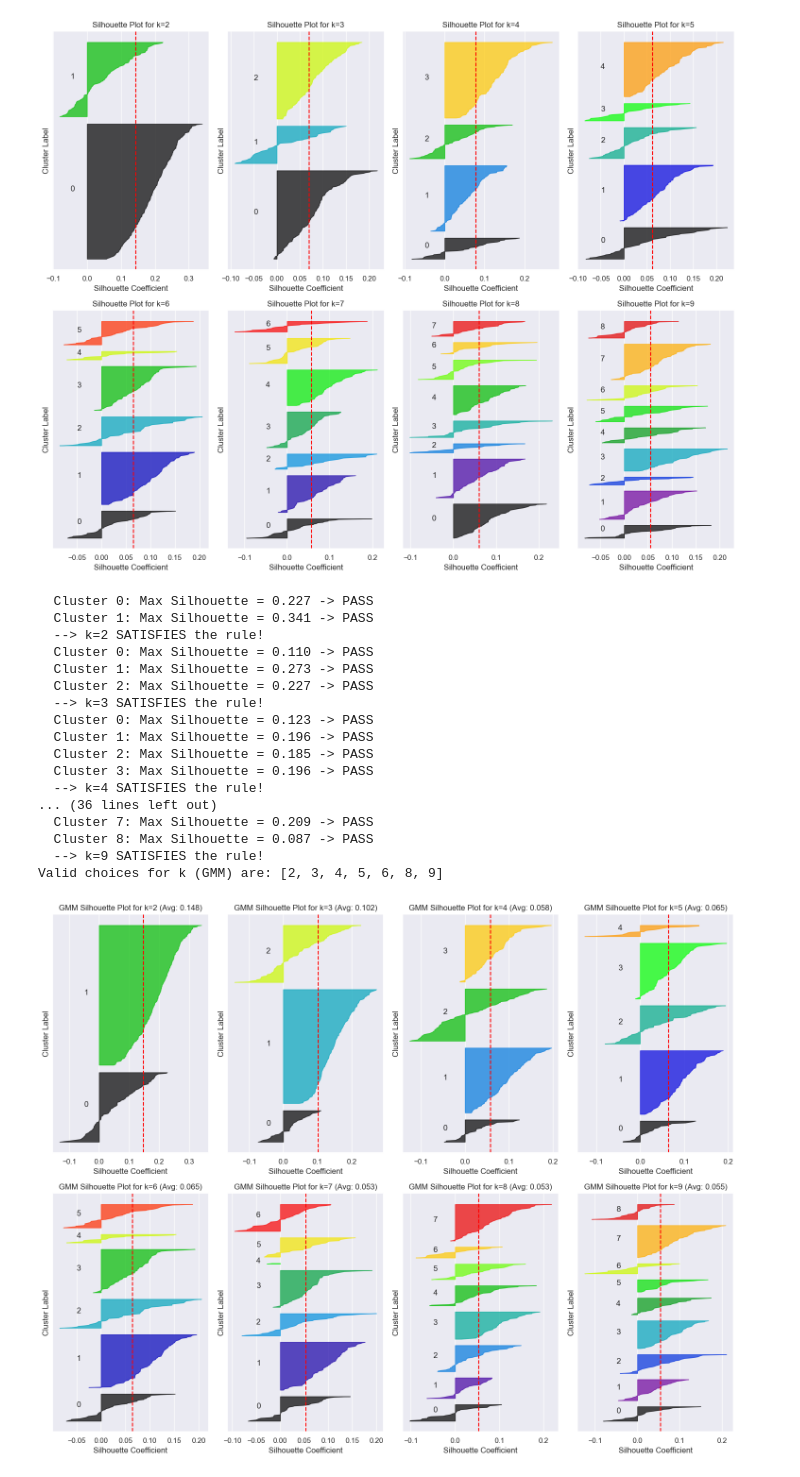
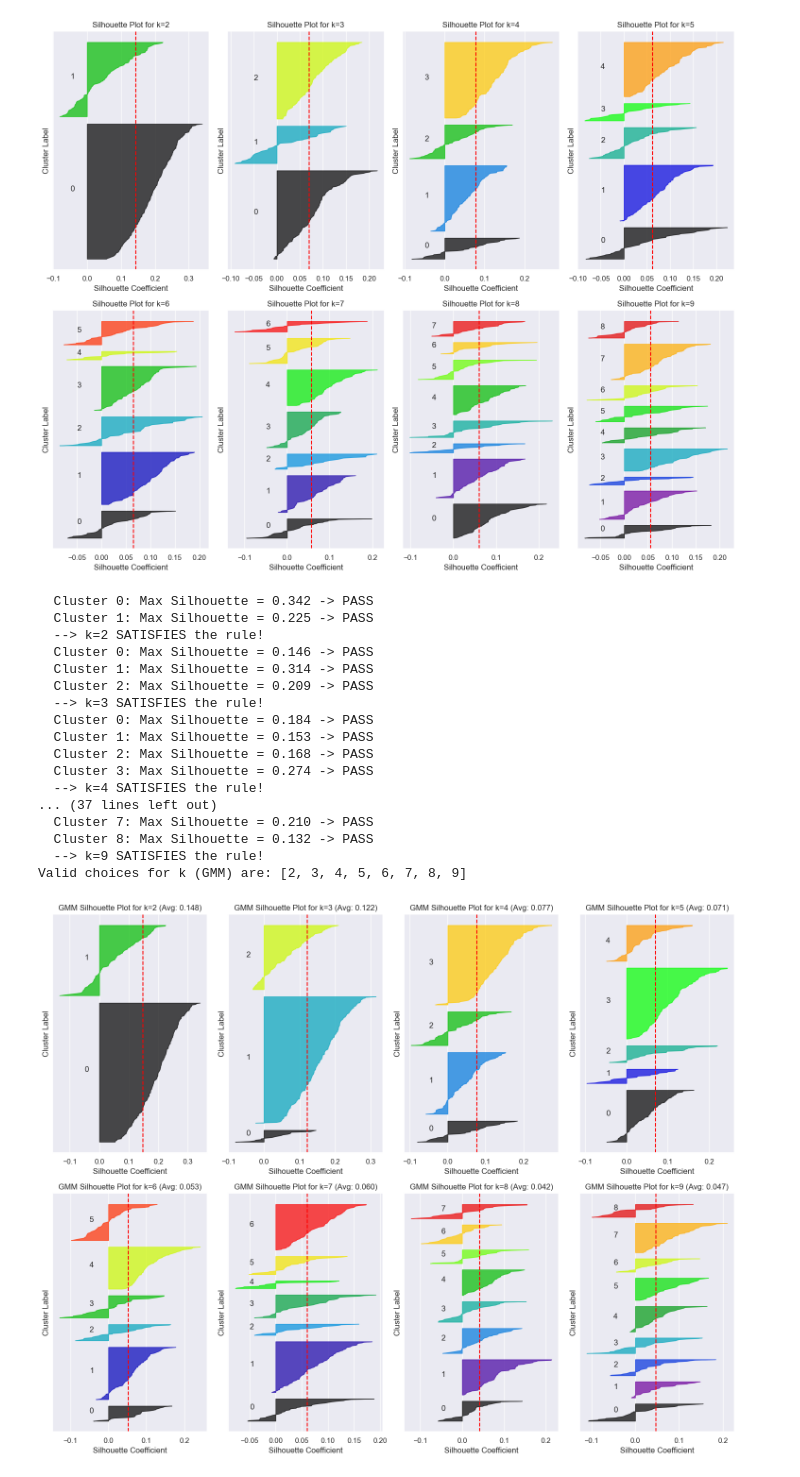
Before and after one commit to Neismo/CDA-HandIn, a Jupyter notebook: Case2/data_look_Kuba.ipynb, the cells around one changed output. Drawn from its saved outputs; the diff is of its cells as text; code cells hidden in the pictures.

```diff
--- a/Case2/data_look_Kuba.ipynb
+++ b/Case2/data_look_Kuba.ipynb
@@ -137,14 +138,24 @@ axes = axes.flatten()
 valid_ks_gmm = []
 gmm_silhouette_scores = []
 gmm_labels = []
+gmm_scores = []
+gmm_aic = []
+gmm_bic = []
 
 for idx, k in enumerate(k_range):
     ax = axes[idx]
 
-    gmm = GaussianMixture(n_components=k, covariance_type='full', random_state=42)
+    gmm = GaussianMixture(n_components=k, covariance_type='full',n_init=20, max_iter=1000, random_state=42, reg_covar=1e-6,)
 
     cluster_labels = gmm.fit_predict(X_scaled_individual)
+    cluster_scores = gmm.score(X_scaled_individual)
+    cluster_aic = gmm.aic(X_scaled_individual)
+    cluster_bic = gmm.bic(X_scaled_individual)
+
     gmm_labels.append(cluster_labels)
+    gmm_scores.append(cluster_scores)
+    gmm_aic.append(cluster_aic)
+    gmm_bic.append(cluster_bic)
 
     global_avg_score = silhouette_score(X_scaled_individual, cluster_labels)
     sample_scores = silhouette_samples(X_scaled_individual, cluster_labels)
@@ -170,44 +181,44 @@ for idx, k in enumerate(k_range):
         size_cluster_i = ith_cluster_scores.shape[0]
         y_upper = y_lower + size_cluster_i
         color = cm.nipy_spectral(float(i) / k)
 
         ax.fill_betweenx(np.arange(y_lower, y_upper), 0, ith_cluster_scores,
                           facecolor=color, edgecolor=color, alpha=0.7)
         ax.text(-0.05, y_lower + 0.5 * size_cluster_i, str(i))
         y_lower = y_upper + 10
 
     if all_clusters_valid:
         valid_ks_gmm.append(k)
         print(f"  --> k={k} SATISFIES the rule!")
 
     # Formatting the plot
     ax.set_title(f"GMM Silhouette Plot for k={k} (Avg: {global_avg_score:.3f})")
     ax.set_xlabel("Silhouette Coefficient")
     ax.set_ylabel("Cluster Label")
     ax.axvline(x=global_avg_score, color="red", linestyle="--") # The Average Line
     ax.set_yticks([])
 
 print(f"Valid choices for k (GMM) are: {valid_ks_gmm}")
 
 plt.tight_layout()
 # plt.savefig('gmm_silhouette_rule_proof.png') # Un-comment to save the plot!
 plt.show()
 # %% [output]
-  Cluster 0: Max Silhouette = 0.227 -> PASS
-  Cluster 1: Max Silhouette = 0.341 -> PASS
+  Cluster 0: Max Silhouette = 0.342 -> PASS
+  Cluster 1: Max Silhouette = 0.225 -> PASS
   --> k=2 SATISFIES the rule!
-  Cluster 0: Max Silhouette = 0.110 -> PASS
-  Cluster 1: Max Silhouette = 0.273 -> PASS
-  Cluster 2: Max Silhouette = 0.227 -> PASS
+  Cluster 0: Max Silhouette = 0.146 -> PASS
+  Cluster 1: Max Silhouette = 0.314 -> PASS
+  Cluster 2: Max Silhouette = 0.209 -> PASS
   --> k=3 SATISFIES the rule!
-  Cluster 0: Max Silhouette = 0.123 -> PASS
-  Cluster 1: Max Silhouette = 0.196 -> PASS
-  Cluster 2: Max Silhouette = 0.185 -> PASS
-  Cluster 3: Max Silhouette = 0.196 -> PASS
+  Cluster 0: Max Silhouette = 0.184 -> PASS
+  Cluster 1: Max Silhouette = 0.153 -> PASS
+  Cluster 2: Max Silhouette = 0.168 -> PASS
+  Cluster 3: Max Silhouette = 0.274 -> PASS
   --> k=4 SATISFIES the rule!
-... (36 lines left out)
-  Cluster 7: Max Silhouette = 0.209 -> PASS
-  Cluster 8: Max Silhouette = 0.087 -> PASS
+... (37 lines left out)
+  Cluster 7: Max Silhouette = 0.210 -> PASS
+  Cluster 8: Max Silhouette = 0.132 -> PASS
   --> k=9 SATISFIES the rule!
-Valid choices for k (GMM) are: [2, 3, 4, 5, 6, 8, 9]
+Valid choices for k (GMM) are: [2, 3, 4, 5, 6, 7, 8, 9]
-[figure, old version]
+[figure, new version]
```
Also changed, not shown: parts of 5 cells of this notebook, 8 other files.
